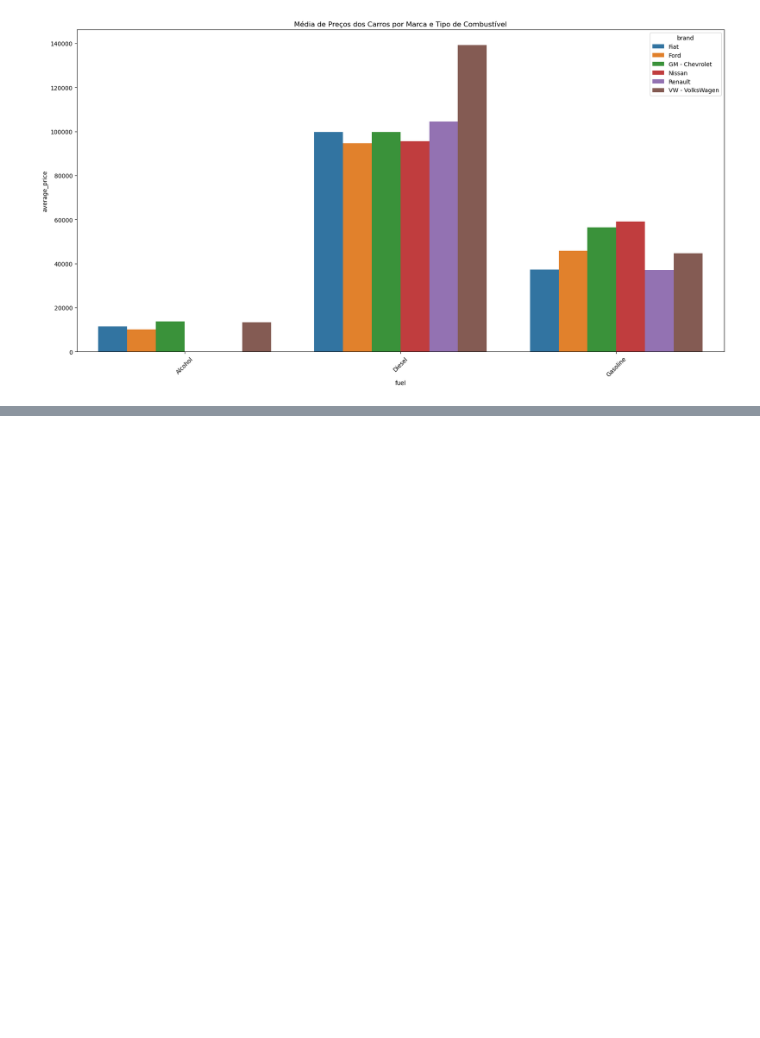
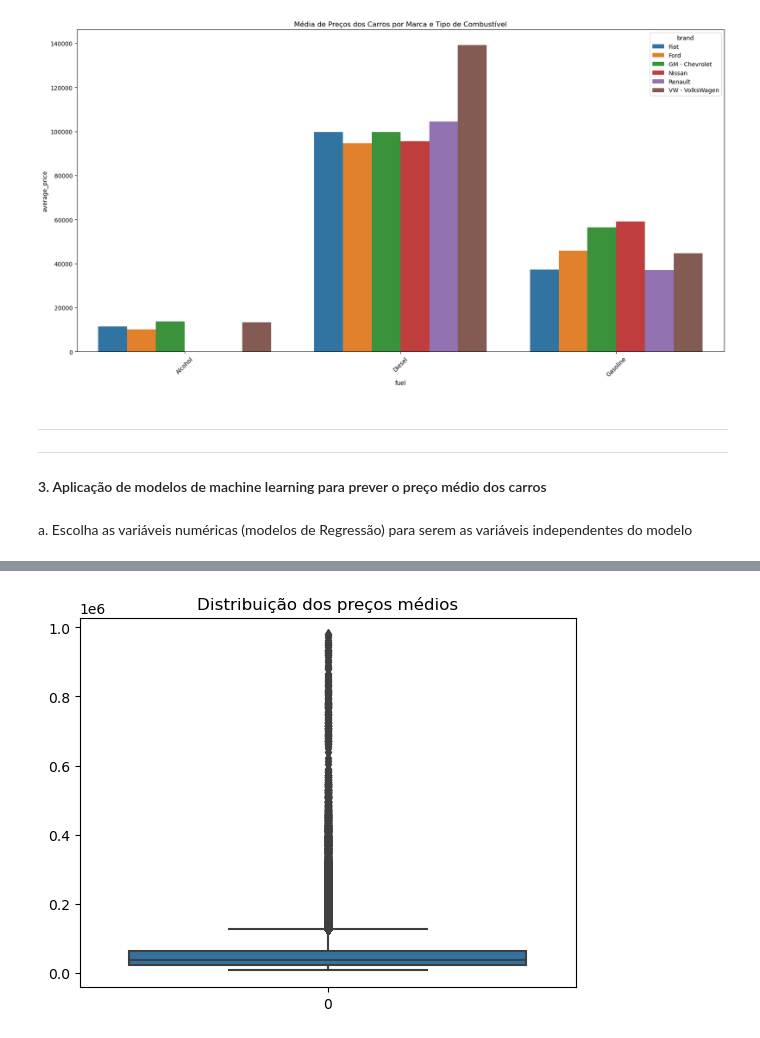
Before and after one commit to rodrigoRolim/LPA_python, a Jupyter notebook: scripts.ipynb, the cells around one changed output, grey strips where cells are left out. Cells and saved outputs as stored; diff of their text form; code cells hidden in the pictures; blank space fills up the shorter version.

```diff
--- a/scripts.ipynb
+++ b/scripts.ipynb
@@ -415,3 +421,14 @@ plt.xticks(rotation=45)
 (array([0, 1, 2]),
  [Text(0, 0, 'Alcohol'), Text(1, 0, 'Diesel'), Text(2, 0, 'Gasoline')])
 [figure]
+# %% [markdown]
+---
+---
+#### 3. Aplicação de modelos de machine learning para prever o preço médio dos carros
+# %% [markdown]
+a. Escolha as variáveis numéricas (modelos de Regressão) para serem as variáveis independentes do modelo
+# %%
+# Gráfico de distribuição boxplot dos preços médios dos carros
+sns.boxplot(dados['avg_price_brl']).set_title('Distribuição dos preços médios')
+dados.head()
+# %% [output]
@@ -417,0 +441 @@ plt.xticks(rotation=45)
+[figure, added]
```
Also changed, not shown: parts of 51 cells of this notebook.
